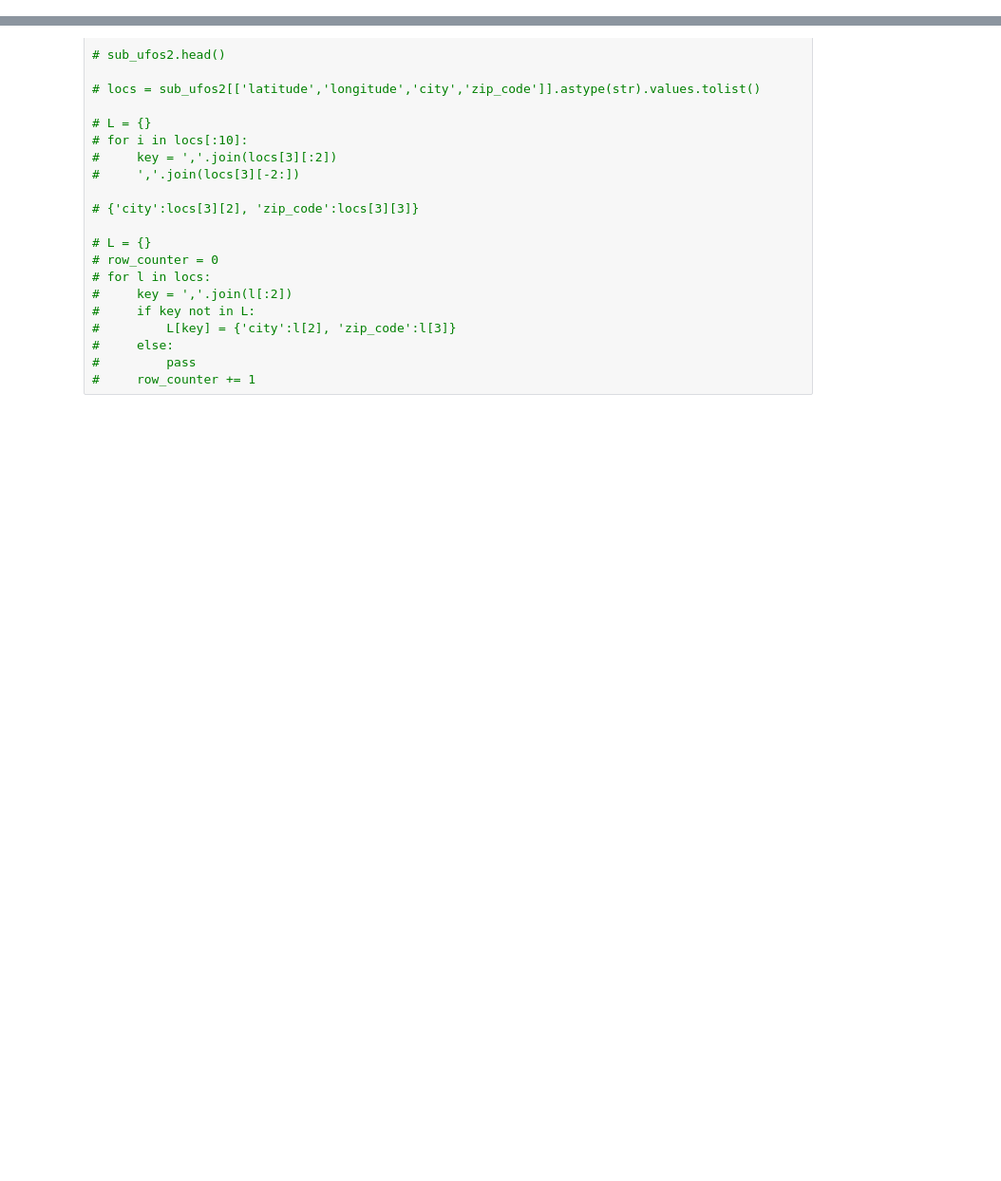
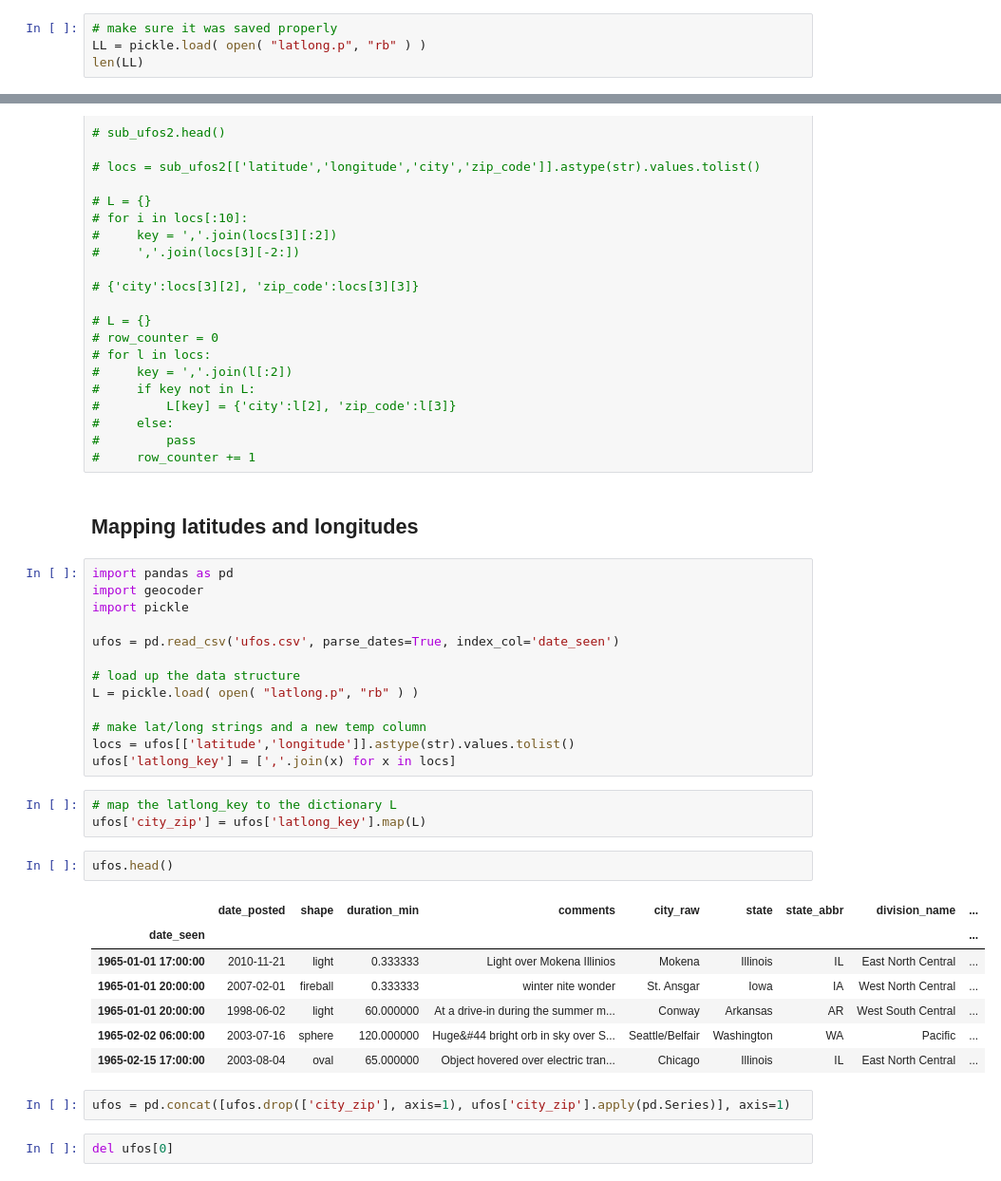
Before and after one commit to CelineChen0211/141B-Final-Project, a Jupyter notebook: PreProcessUFO_nick.ipynb, the cells around one changed output, grey strips where cells are left out. Shown at 95% size. Drawn from its saved outputs; the diff is of its cells as text; blank space fills up the shorter version.

Commit message:
more updated version to UFOs data, still missing city/zips - Nick

```diff
--- a/PreProcessUFO_nick.ipynb
+++ b/PreProcessUFO_nick.ipynb
@@ -269 +287,5 @@ Exception: Query Limit Exceeded
 pickle.dump( L, open( "latlong.p", "wb" ) )
+# %%
+# make sure it was saved properly
+LL = pickle.load( open( "latlong.p", "rb" ) )
+len(LL)
@@ -296,3 +320,35 @@ pickle.dump( L, open( "latlong.p", "wb" ) )
 #     else:
 #         pass
 #     row_counter += 1
+# %% [markdown]
+## Mapping latitudes and longitudes
+# %%
+import pandas as pd
+import geocoder
+import pickle
+
+ufos = pd.read_csv('ufos.csv', parse_dates=True, index_col='date_seen')
+
+# load up the data structure
+L = pickle.load( open( "latlong.p", "rb" ) )
+
+# make lat/long strings and a new temp column
+locs = ufos[['latitude','longitude']].astype(str).values.tolist()
+ufos['latlong_key'] = [','.join(x) for x in locs]
+# %%
+# map the latlong_key to the dictionary L
+ufos['city_zip'] = ufos['latlong_key'].map(L)
+# %%
+ufos.head()
+# %% [output]
+|  | date_posted | shape | duration_min | comments | city_raw | state | state_abbr | division_name | ... |
+| date_seen |  |  |  |  |  |  |  |  | ... |
+| 1965-01-01 17:00:00 | 2010-11-21 | light | 0.333333 | Light over Mokena Illinios | Mokena | Illinois | IL | East North Central | ... |
+| 1965-01-01 20:00:00 | 2007-02-01 | fireball | 0.333333 | winter nite wonder | St. Ansgar | Iowa | IA | West North Central | ... |
+| 1965-01-01 20:00:00 | 1998-06-02 | light | 60.000000 | At a drive-in during the summer m... | Conway | Arkansas | AR | West South Central | ... |
+| 1965-02-02 06:00:00 | 2003-07-16 | sphere | 120.000000 | Huge&#44 bright orb in sky over S... | Seattle/Belfair | Washington | WA | Pacific | ... |
+| 1965-02-15 17:00:00 | 2003-08-04 | oval | 65.000000 | Object hovered over electric tran... | Chicago | Illinois | IL | East North Central | ... |
+# %%
+ufos = pd.concat([ufos.drop(['city_zip'], axis=1), ufos['city_zip'].apply(pd.Series)], axis=1)
+# %%
+del ufos[0]
```
Also changed, not shown: parts of 17 cells of this notebook, 1 other file.
